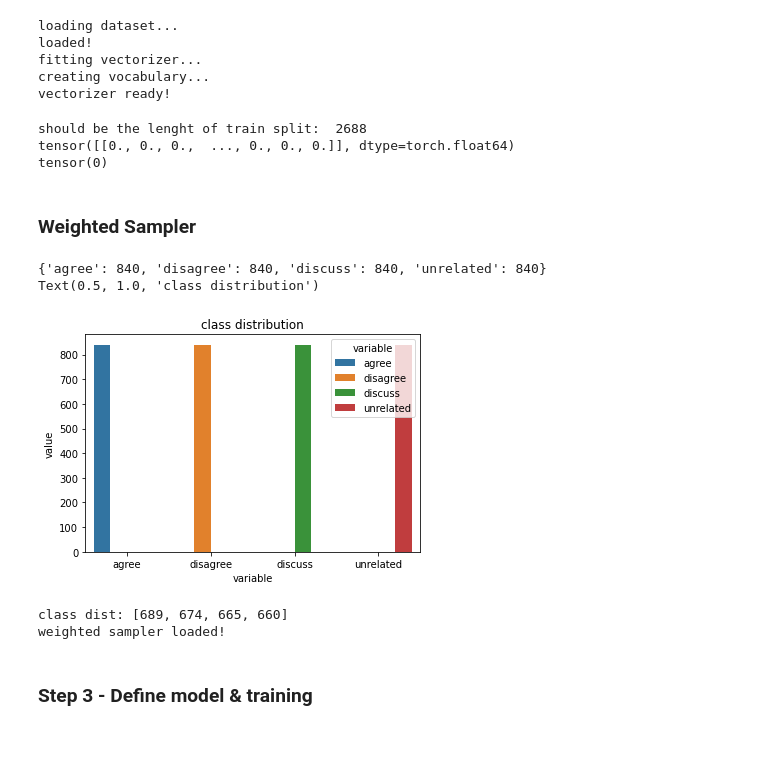
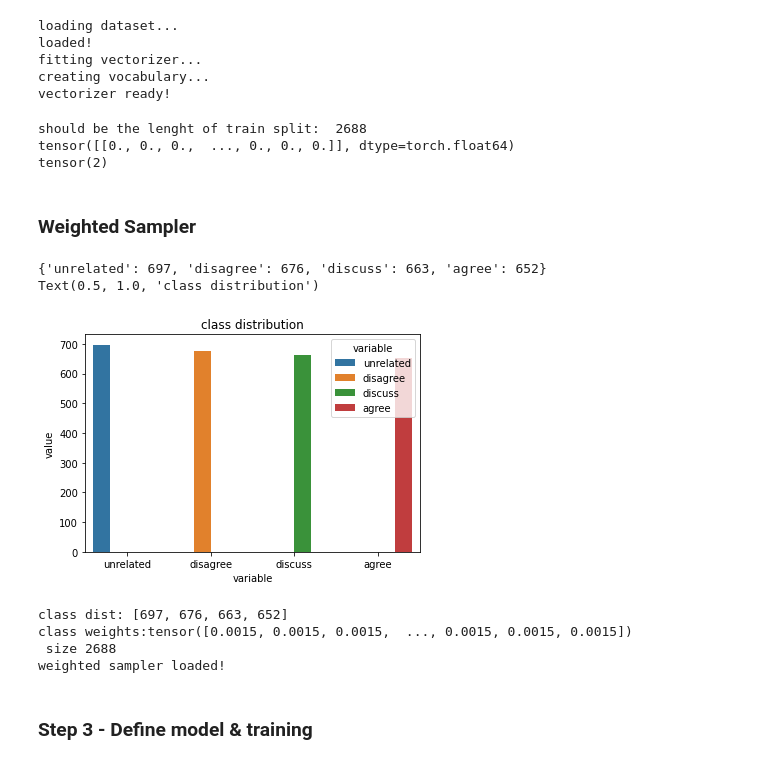
Before and after one commit to unreally-ai/notebooks, a Jupyter notebook: Step2-MLP/the_unreally_notebook.ipynb, the cells around one changed output. Drawn from its saved outputs; the diff is of its cells as text; code cells hidden in the pictures.

```diff
--- a/Step2-MLP/the_unreally_notebook.ipynb
+++ b/Step2-MLP/the_unreally_notebook.ipynb
@@ -23,7 +23,9 @@ from nltk.corpus import stopwords
 from nltk.stem import WordNetLemmatizer
 # %%
 # path to dataset
-DATAPATH = 'Data/big_chungus.xlsx' #'balanced3360.csv'
+DATAPATH = 'balanced3360.csv'
+# device
+device = 'cpu'
 # %%
 # takes in string & returns a cleaned string of all non-stop-words
 def preprocess(text, lemmatizer = WordNetLemmatizer()):
@@ -226,21 +228,21 @@ print(d['y_target'])
 # %% [output]
 should be the lenght of train split:  2688
 tensor([[0., 0., 0.,  ..., 0., 0., 0.]], dtype=torch.float64)
-tensor(0)
+tensor(2)
 # %% [markdown]
 ### Weighted Sampler
 # %%
 # distribution of labels (class distribution)
 def dist_of(df):
     class_distribution = (pd.value_counts(df['Stance'])).to_dict()
     print(class_distribution)
     print(sns.barplot(data = pd.DataFrame.from_dict([class_distribution]).melt(), x = "variable", y="value", hue="variable").set_title('class distribution'))
 
-dist_of(data.df)
+dist_of(data._target_df)
 # %% [output]
-{'agree': 840, 'disagree': 840, 'discuss': 840, 'unrelated': 840}
+{'unrelated': 697, 'disagree': 676, 'discuss': 663, 'agree': 652}
 Text(0.5, 1.0, 'class distribution')
-[figure, old version]
+[figure, new version]
 # %%
 def load_sampler(datasplit):
     # get list of class distribution
@@ -273,7 +276,9 @@ def load_sampler(datasplit):
 # %%
-train_sampler = load_sampler(data._target_df)
+train_sampler, train_weights = load_sampler(data._target_df)
 # %% [output]
-class dist: [689, 674, 665, 660]
+class dist: [697, 676, 663, 652]
+class weights:tensor([0.0015, 0.0015, 0.0015,  ..., 0.0015, 0.0015, 0.0015])
+ size 2688
 weighted sampler loaded!
 # %% [markdown]
 ### Step 3 - Define model & training
```
Also changed, not shown: parts of 10 cells of this notebook.
